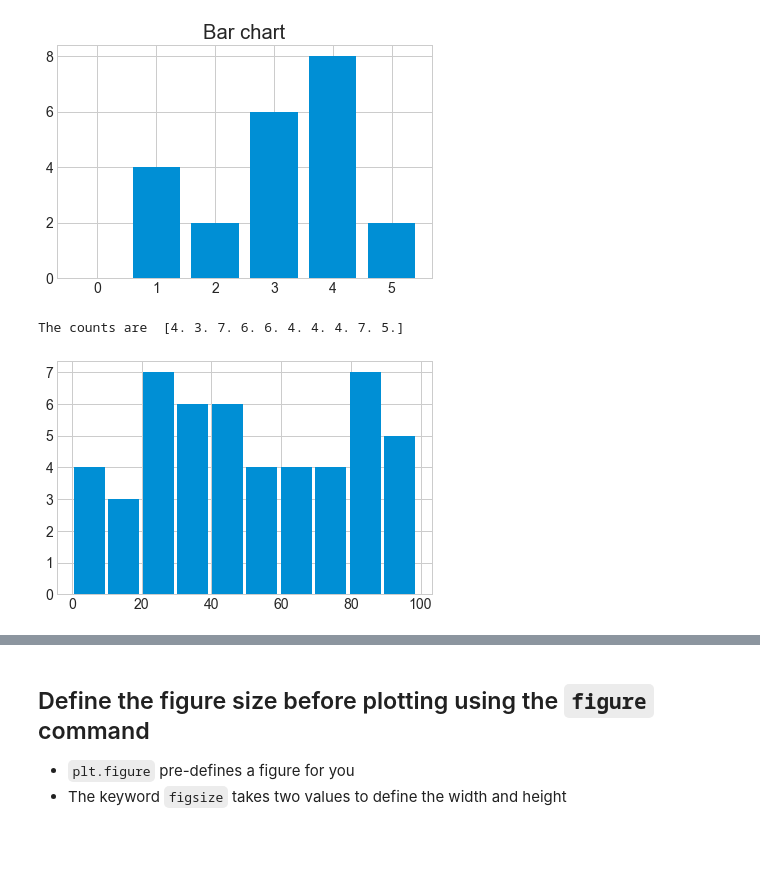
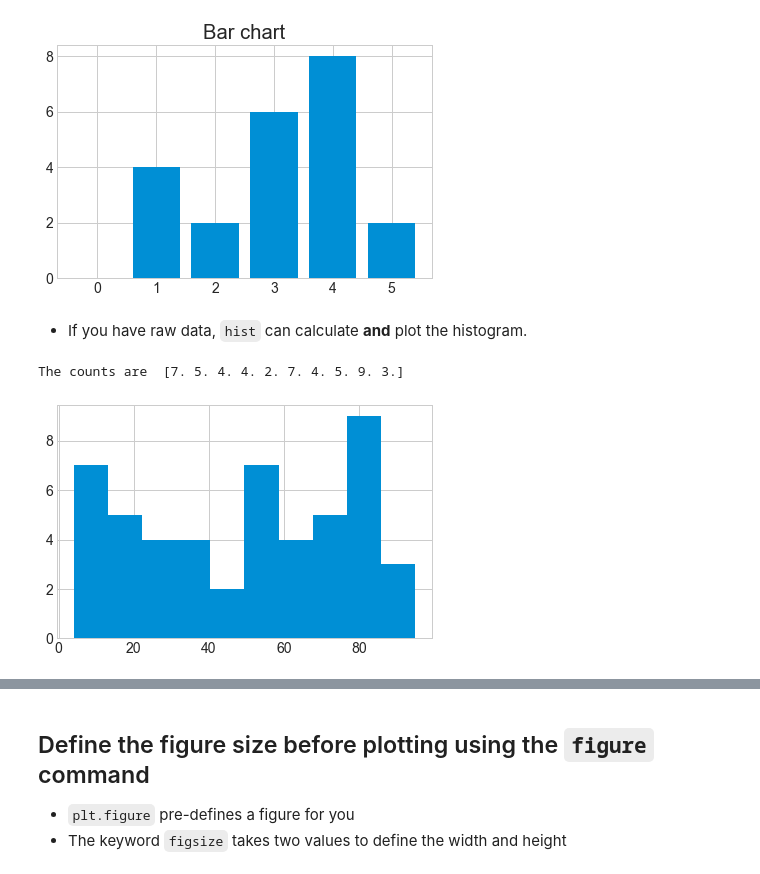
Before and after one commit to utplanets/PHY224PythonReview, a Jupyter notebook: notebooks/09. Plotting.ipynb, the cells around one changed output, grey strips where cells are left out. Drawn from its saved outputs; the diff is of its cells as text; code cells hidden in the pictures; blank space fills up the shorter version.

```diff
--- a/notebooks/09. Plotting.ipynb
+++ b/notebooks/09. Plotting.ipynb
@@ -120,10 +120,12 @@ plt.title("Bar chart")
 # %% [output]
 Text(0.5,1,'Bar chart')
 [figure]
+# %% [markdown]
+* If you have raw data, `hist` can calculate **and** plot the histogram.
 # %%
 x = numpy.random.randint(0,100,50)
-bin_count, bin_edges, boxes = plt.hist(x, bins=10, rwidth=0.9)
+bin_count, bin_edges, boxes = plt.hist(x, bins=10)
 print("The counts are ", bin_count)
 # %% [output]
-The counts are  [4. 3. 7. 6. 6. 4. 4. 4. 7. 5.]
+The counts are  [7. 5. 4. 4. 2. 7. 4. 5. 9. 3.]
-[figure, old version]
+[figure, new version]
```
Also changed, not shown: parts of 11 cells of this notebook, 16 other files.
